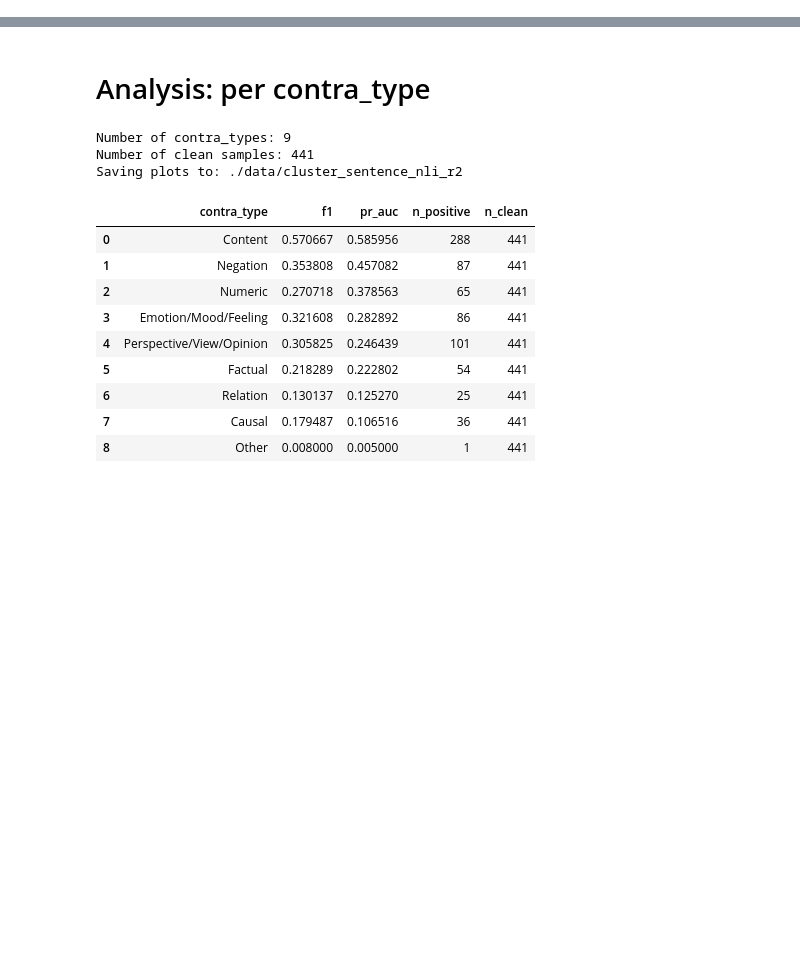
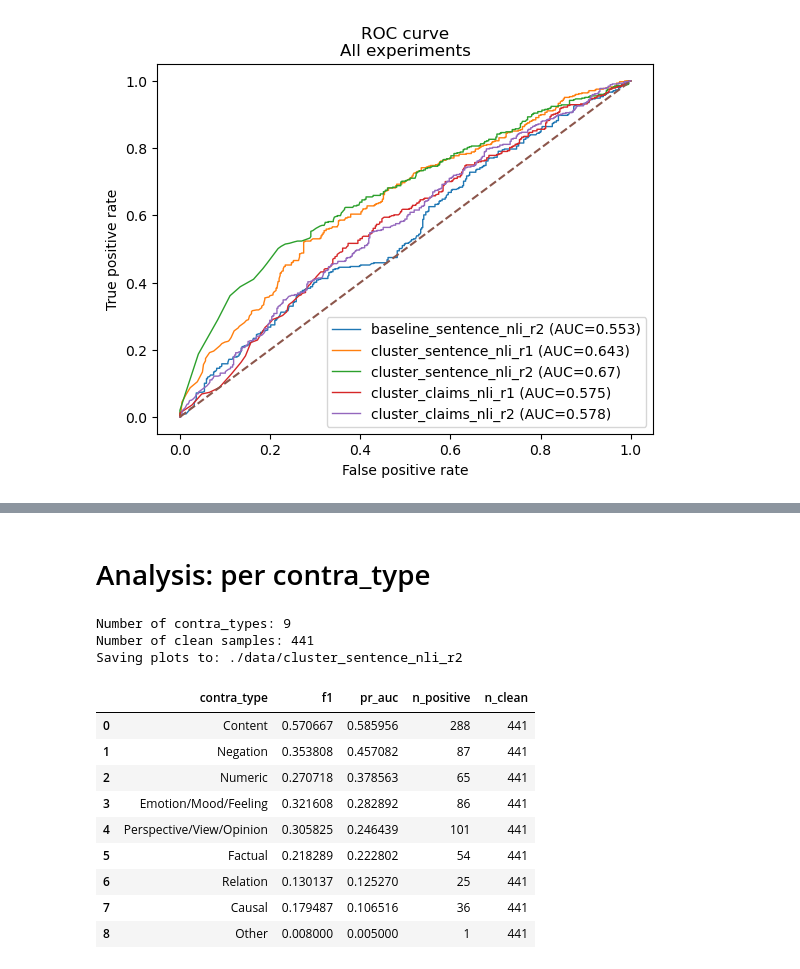
Before and after one commit to ErwinTerpstra/DocumentContradictionDetection, a Jupyter notebook: DataAnalysis.ipynb, the cells around one changed output, grey strips where cells are left out. Saved outputs shown, nothing was run; the diff lists cells and outputs as text; code cells hidden in the pictures; blank space fills up the shorter version.

```diff
--- a/DataAnalysis.ipynb
+++ b/DataAnalysis.ipynb
@@ -94,0 +237,22 @@ metrics, df = metrics_for(experiment_id)
+# %%
+# ROC curve
+
+
+plt.figure()
+
+for id, metrics in all_metrics.items():
+	if not 'roc' in metrics['overall']:
+		continue
+
+	fpr, tpr, _ = metrics["overall"]["roc"]
+	plt.plot(fpr, tpr, label=f"{id} (AUC={metrics['overall']['roc_auc']:.3})", linewidth=1)
+
+plt.plot([0,1],[0,1],"--")
+plt.xlabel("False positive rate")
+plt.ylabel("True positive rate")
+plt.title(f"ROC curve\nAll experiments")
+plt.legend()
+
+plt.savefig(f"{output_folder}/roc.jpg")
+# %% [output]
+[figure, added]
```
Also changed, not shown: parts of 15 cells of this notebook, 13 other files.
